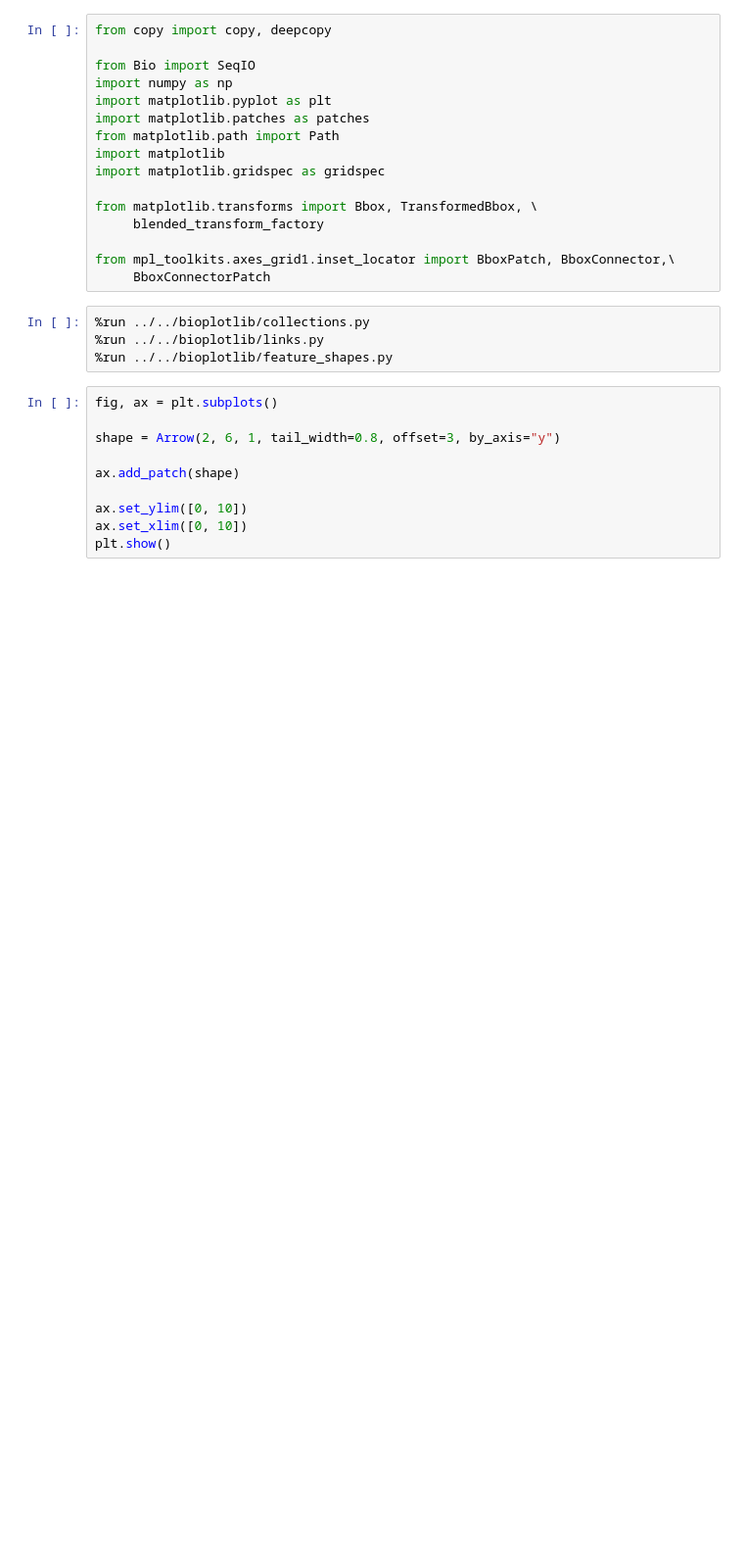
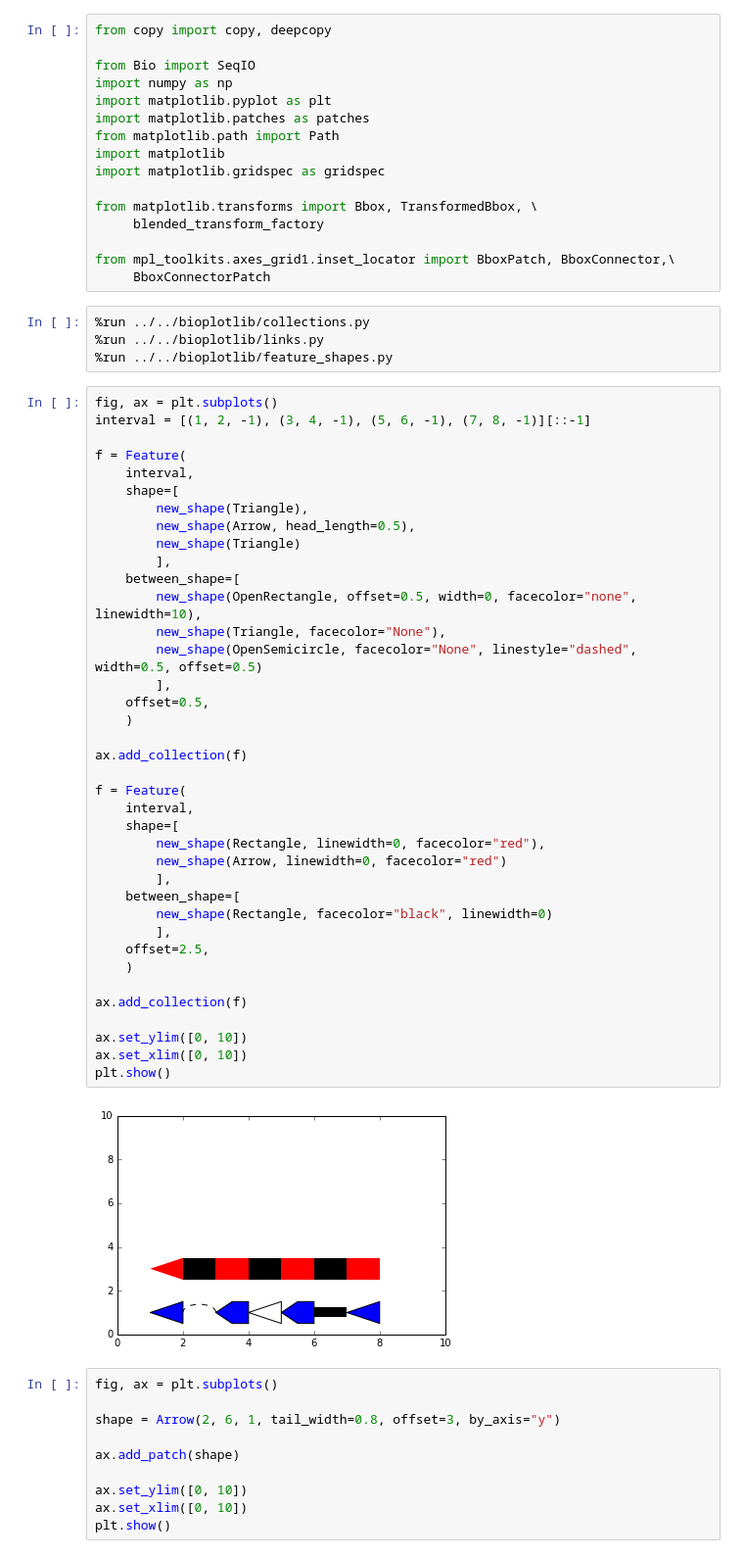
Before and after one commit to darcyabjones/bioplotlib, a Jupyter notebook: docs/notebooks/genes.ipynb, the cells around one changed output. Shown at 98% size. Cells and saved outputs as stored; diff of their text form; blank space fills up the shorter version.

Commit message:
moving feature to a collection subclass

```diff
--- a/docs/notebooks/genes.ipynb
+++ b/docs/notebooks/genes.ipynb
@@ -20,6 +20,46 @@ from mpl_toolkits.axes_grid1.inset_locator import BboxPatch, BboxConnector,\
 %run ../../bioplotlib/collections.py
 %run ../../bioplotlib/links.py
 %run ../../bioplotlib/feature_shapes.py
+# %%
+fig, ax = plt.subplots()
+interval = [(1, 2, -1), (3, 4, -1), (5, 6, -1), (7, 8, -1)][::-1]
+
+f = Feature(
+    interval,
+    shape=[
+        new_shape(Triangle),
+        new_shape(Arrow, head_length=0.5),
+        new_shape(Triangle)
+        ],
+    between_shape=[
+        new_shape(OpenRectangle, offset=0.5, width=0, facecolor="none", linewidth=10),
+        new_shape(Triangle, facecolor="None"),
+        new_shape(OpenSemicircle, facecolor="None", linestyle="dashed", width=0.5, offset=0.5)
+        ],
+    offset=0.5,
+    )
+
+ax.add_collection(f)
+
+f = Feature(
+    interval,
+    shape=[
+        new_shape(Rectangle, linewidth=0, facecolor="red"),
+        new_shape(Arrow, linewidth=0, facecolor="red")
+        ],
+    between_shape=[
+        new_shape(Rectangle, facecolor="black", linewidth=0)
+        ],
+    offset=2.5,
+    )
+
+ax.add_collection(f)
+
+ax.set_ylim([0, 10])
+ax.set_xlim([0, 10])
+plt.show()
+# %% [output]
+[figure, added]
 # %%
 fig, ax = plt.subplots()
 
```
Also changed, not shown: parts of 5 cells of this notebook, 1 other file.
